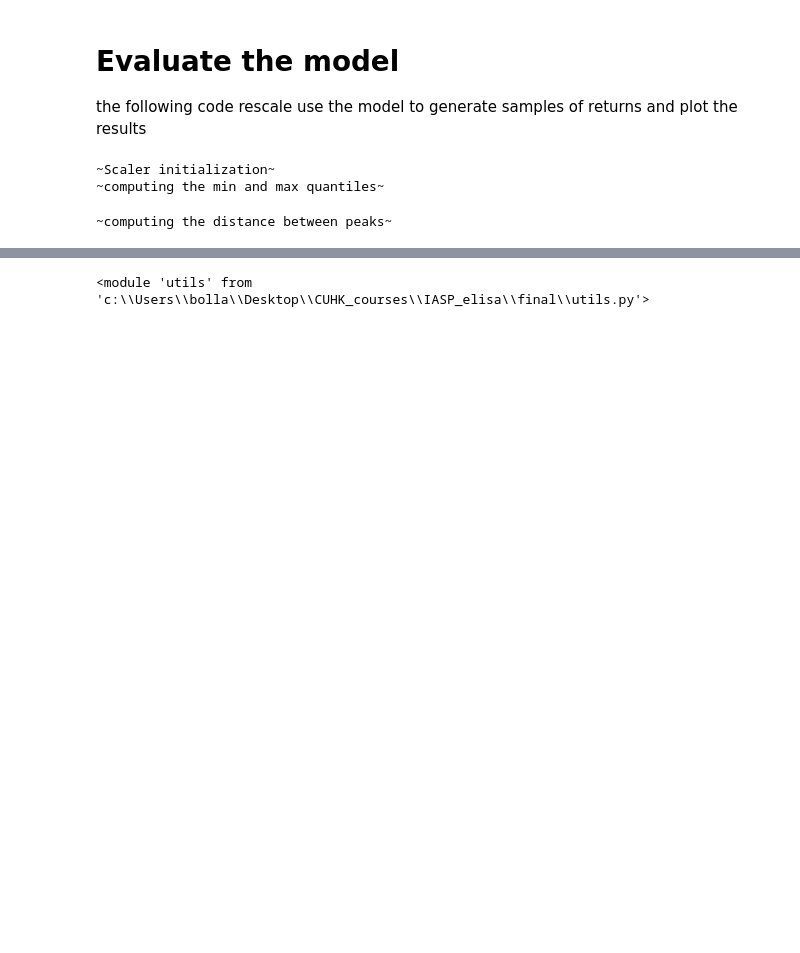
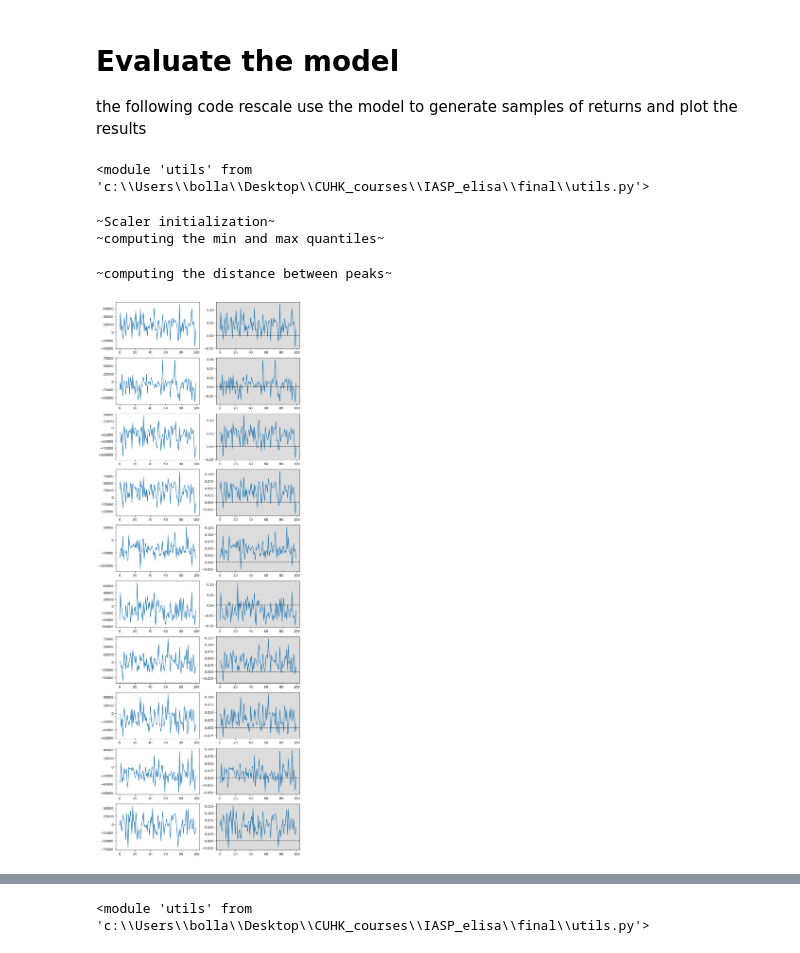
Before and after one commit to riccardobollati/GANs_for_financial_series_generation, a Jupyter notebook: main.ipynb, the cells around one changed output, grey strips where cells are left out. Drawn from its saved outputs; the diff is of its cells as text; code cells hidden in the pictures; blank space fills up the shorter version.

```diff
--- a/main.ipynb
+++ b/main.ipynb
@@ -141,3 +139,8 @@ from rescale_generated import Rescale
+# %%
+import importlib
+importlib.reload(utils)
+# %% [output]
+<module 'utils' from 'c:\\Users\\bolla\\Desktop\\CUHK_courses\\IASP_elisa\\final\\utils.py'>
 # %%
 #create a non-transformed dataset to initialize the rescaler
 plain_dataset = data_prep.WindowsDaset(r'data\dataset_100_winds')
@@ -150,3 +155,22 @@ rescaler = Rescale(plain_dataset, picks_range=0.02)
+# %%
+sample = utils.generate_sample(g,10)
+scaled = []
+#scale the generated series
+for i in sample:
+    scaled.append(rescaler.scale(i.flatten()))
+
+fig, axs = plt.subplots(len(sample),2)
+fig.set_figheight(3*len(sample))
+fig.set_figwidth(10)
+
+for i,ax in enumerate(axs):
+    sample[i] = sample[i].detach().numpy()
+    ax[0].plot(sample[i][0])
+    ax[1].plot(scaled[i])
+    ax[1].axhline(0, color='black', ls='--', alpha = 0.6)
+    ax[1].set_facecolor('gainsboro')
+# %% [output]
+[figure, added]
 # %%
 sample = utils.generate_sample(g,5)
 scaled = []
```
Also changed, not shown: parts of 7 cells of this notebook, 18 other files.
